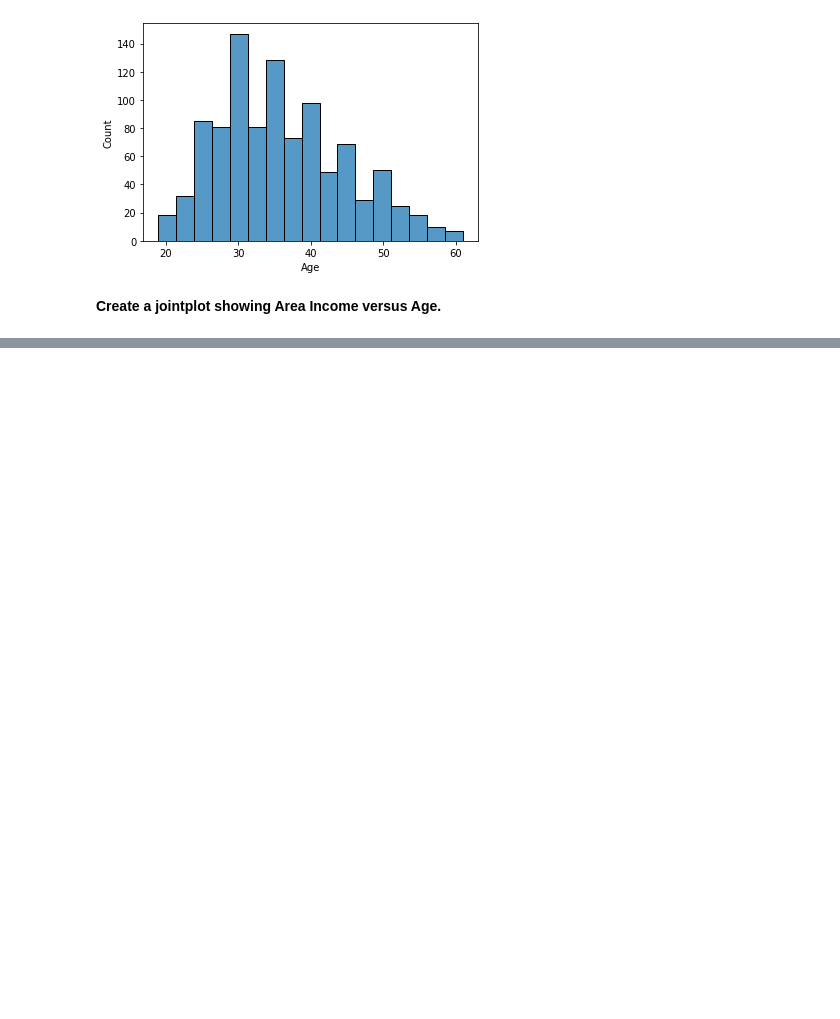
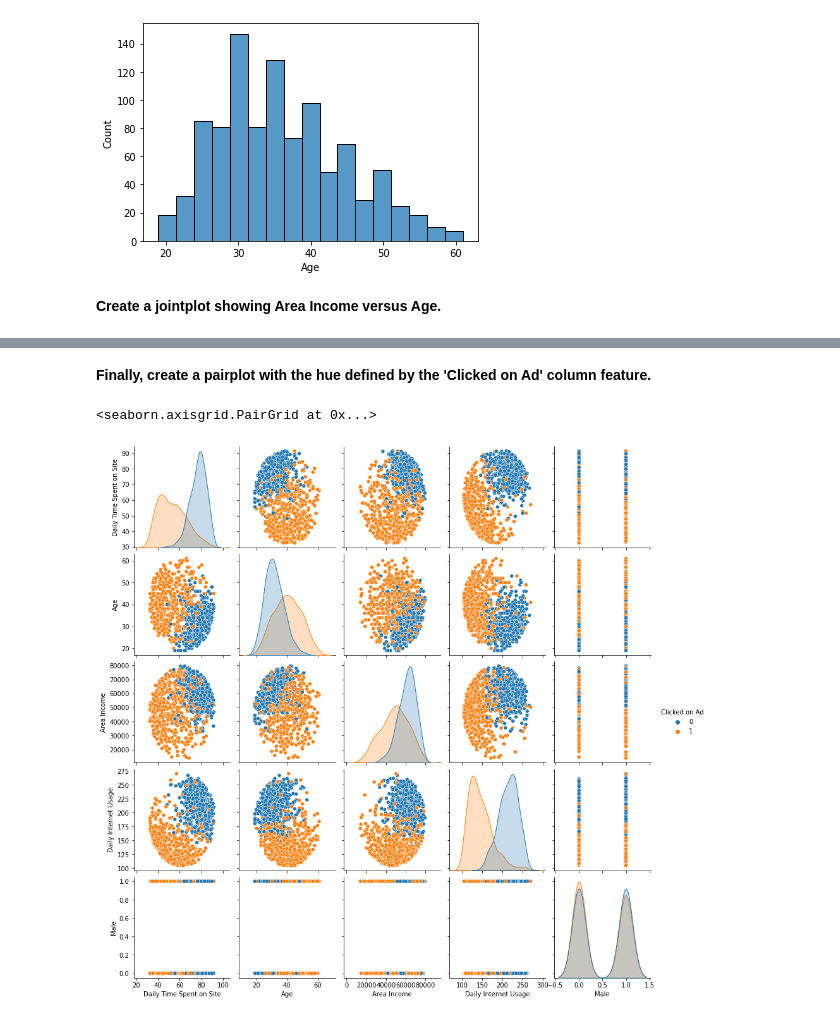
Before and after one commit to KumarGaurav20/ML-HOMEWORK, a Jupyter notebook: Assignment_02_Logistic_Regression_Project.ipynb, the cells around one changed output, grey strips where cells are left out. Drawn from its saved outputs; the diff is of its cells as text; code cells hidden in the pictures; blank space fills up the shorter version.

```diff
--- a/Assignment_02_Logistic_Regression_Project.ipynb
+++ b/Assignment_02_Logistic_Regression_Project.ipynb
@@ -119,0 +134,7 @@ sns.jointplot(adv_data['Area Income'] ,adv_data['Age'], kind='hex')
+# %% [markdown]
+**Finally, create a pairplot with the hue defined by the 'Clicked on Ad' column feature.**
+# %%
+sns.pairplot(adv_data, hue='Clicked on Ad')
+# %% [output]
+<seaborn.axisgrid.PairGrid at 0x...>
+[figure, added]
```
Also changed, not shown: parts of 6 cells of this notebook.
